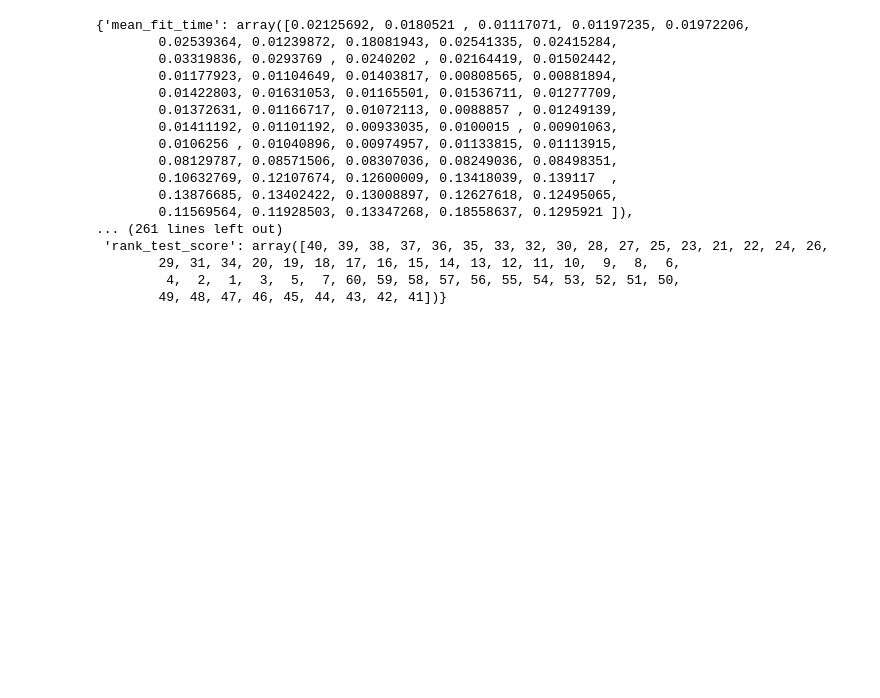
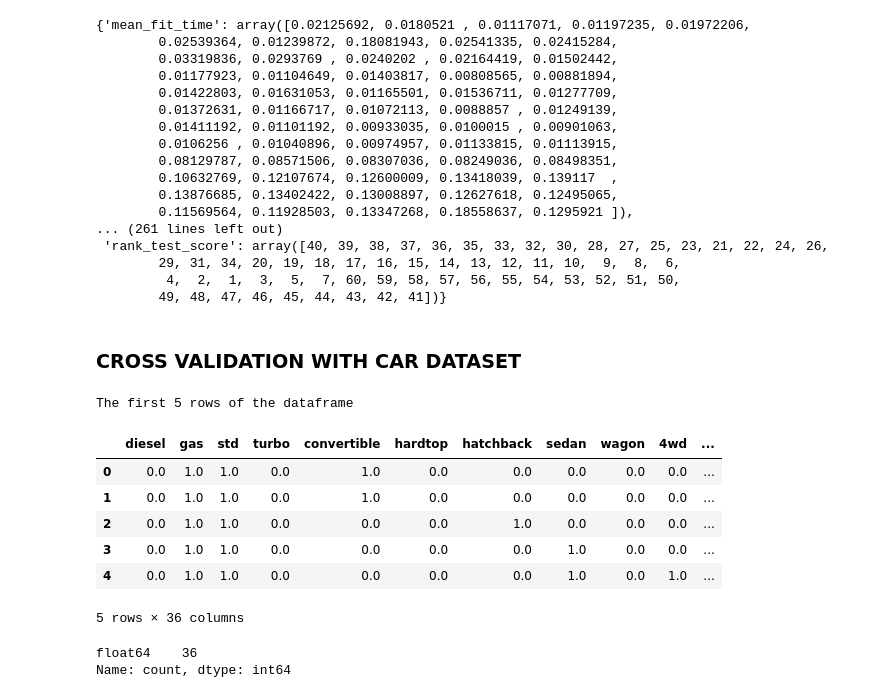
Before and after one commit to Tam-Davies/Machine-Learning-Projects, a Jupyter notebook: Supervised ML (Regression)/Cross Validation/notebook.ipynb, the cells around one changed output. Saved outputs shown, nothing was run; the diff lists cells and outputs as text; code cells hidden in the pictures; blank space fills up the shorter version.

```diff
--- a/Supervised ML (Regression)/Cross Validation/notebook.ipynb
+++ b/Supervised ML (Regression)/Cross Validation/notebook.ipynb
@@ -356,3 +356,5 @@ grid.cv_results_
         29, 31, 34, 20, 19, 18, 17, 16, 15, 14, 13, 12, 11, 10,  9,  8,  6,
          4,  2,  1,  3,  5,  7, 60, 59, 58, 57, 56, 55, 54, 53, 52, 51, 50,
         49, 48, 47, 46, 45, 44, 43, 42, 41])}
+# %% [markdown]
+### CROSS VALIDATION WITH CAR DATASET
@@ -358,0 +380,20 @@ grid.cv_results_
+# %%
+data = pd.read_csv("encoded_car_data.csv")
+
+# show the first 5 rows using dataframe.head() method
+print("The first 5 rows of the dataframe")
+data.head(5)
+# %% [output]
+The first 5 rows of the dataframe
+|  | diesel | gas | std | turbo | convertible | hardtop | hatchback | sedan | wagon | 4wd | ... |
+| 0 | 0.0 | 1.0 | 1.0 | 0.0 | 1.0 | 0.0 | 0.0 | 0.0 | 0.0 | 0.0 | ... |
+| 1 | 0.0 | 1.0 | 1.0 | 0.0 | 1.0 | 0.0 | 0.0 | 0.0 | 0.0 | 0.0 | ... |
+| 2 | 0.0 | 1.0 | 1.0 | 0.0 | 0.0 | 0.0 | 1.0 | 0.0 | 0.0 | 0.0 | ... |
+| 3 | 0.0 | 1.0 | 1.0 | 0.0 | 0.0 | 0.0 | 0.0 | 1.0 | 0.0 | 0.0 | ... |
+| 4 | 0.0 | 1.0 | 1.0 | 0.0 | 0.0 | 0.0 | 0.0 | 1.0 | 0.0 | 1.0 | ... |
+5 rows × 36 columns
+# %%
+data.dtypes.value_counts()
+# %% [output]
+float64    36
+Name: count, dtype: int64
```
Also changed, not shown: parts of 14 cells of this notebook, 9 other files.
